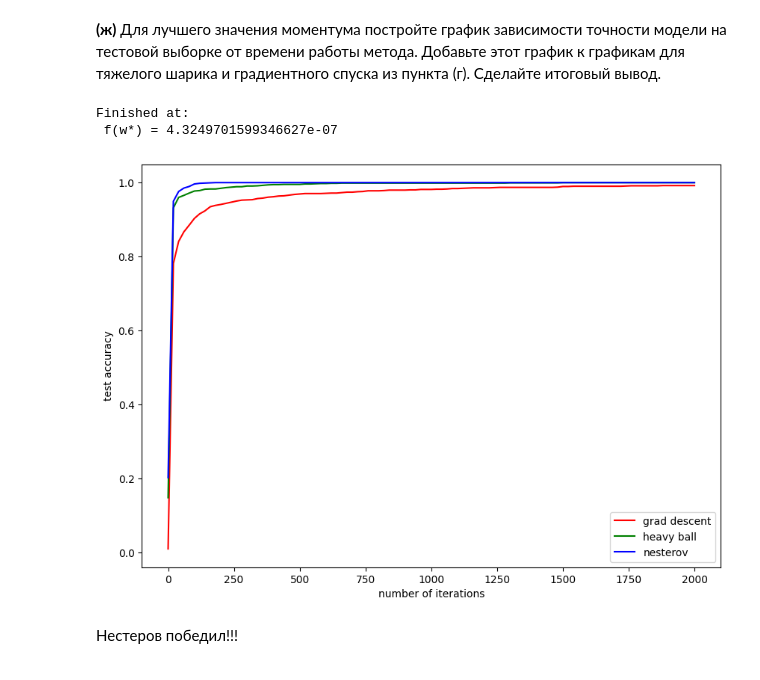
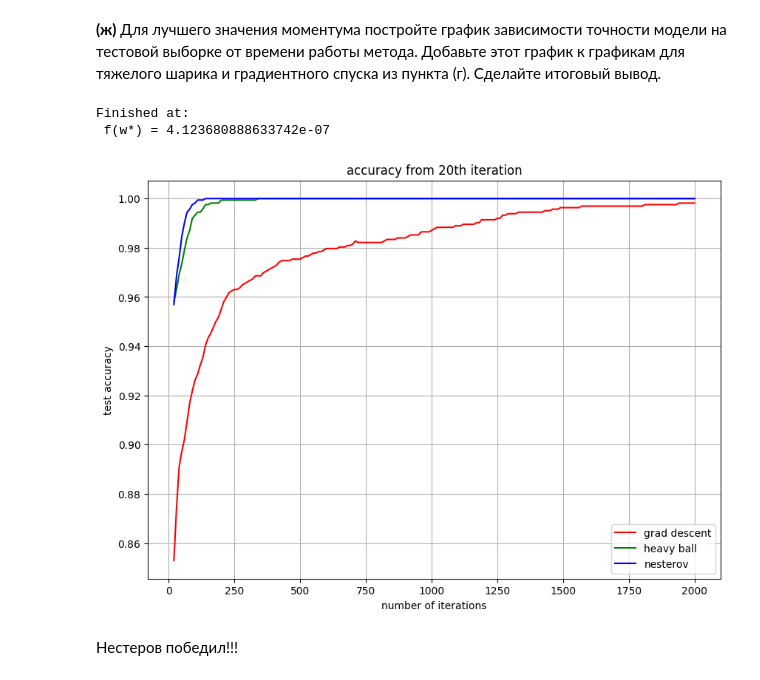
Before and after one commit to featztex/optimization, a Jupyter notebook: hw/Emelyanov_HW_3.ipynb, the cells around one changed output. Cells and saved outputs as stored; diff of their text form; code cells hidden in the pictures.

```diff
--- a/hw/Emelyanov_HW_3.ipynb
+++ b/hw/Emelyanov_HW_3.ipynb
@@ -104,7 +104,7 @@ def grad(w, X=X, y=y):
     return -g/X.shape[0]
 # %%
 # 0.388 = 1/2.58 = 1/L
-def grad_descent(gamma=0.388, iters=1000):
+def grad_descent(gamma=1/L, iters=1000):
 
     w = np.random.uniform(low=-L/5, high=L/5, size=(d,))
     f_vals = [f(w)]
@@ -275,6 +275,6 @@ Test accuracy: 0.9975384615384615, Momentum: 0.95
 # %% [markdown]
 __(в)__ Для лучшего значения моментума постройте график зависимости точности модели на тестовой выборке от времени работы метода. Добавьте на этот же график сходимость градиентного спуска с шагом $\frac{1}{L}$. Сделайте вывод.
 # %%
-w_hb, f_hb = heavy_ball(mom=0.85, iters=2000)
+w_hb, f_hb = heavy_ball(mom=0.95, iters=2000)
 # %% [output]
 Finished at:
@@ -288,7 +288,7 @@ Finished at:
 acc = list()
 acc1 = list()
 n = list()
-for i in range(0, len(w_hb), 20):
+for i in range(20, len(w_hb), 10):
     w = w_hb[i]
     n.append(i)
     acc.append(accuracy_score(y_test, np.around(2 / (1 + np.exp(- X_test @ w))) - 1))
@@ -298,8 +298,10 @@ for i in range(0, len(w_hb), 20):
 plt.figure(figsize=(10, 7))
 plt.plot(n, acc, color='red', label='heavy ball')
 plt.plot(n, acc1, color='green', label='grad descent')
+plt.title("accuracy from 20th iteration")
 plt.xlabel("number of iterations")
 plt.ylabel("test accuracy")
 plt.legend(fontsize=10)
+plt.grid()
 plt.show()
 # %% [output]
@@ -314,7 +316,7 @@ __(д)__ Реализуйте ускоренный метод Нестерова
 def mom_k(k, a):
     return k/(k+a)
 
-def nesterov_acceleration(gamma=0.388, mom=None, a=None, iters=1000):
+def nesterov_acceleration(gamma=1/L, mom=None, a=None, iters=1000):
 
     w0 = np.random.uniform(low=-L/5, high=L/5, size=(d,))
     w1 = w0
@@ -393,31 +395,34 @@ __(ж)__ Для лучшего значения моментума постро
 w_na, f_na = nesterov_acceleration(a=1, iters=2000)
 # %% [output]
 Finished at:
- f(w*) = 4.3249701599346627e-07
+ f(w*) = 4.123680888633742e-07
 # %%
 acc_gd = list()
 acc_hb = list()
 acc_na = list()
 n = list()
-for i in range(0, len(w_hb), 20):
+for i in range(20, len(w_hb), 10):
     n.append(i)
     w = w_gd[i]
     acc_gd.append(accuracy_score(y_test, np.around(2 / (1 + np.exp(- X_test @ w))) - 1))
     w1 = w_hb[i]
     acc_hb.append(accuracy_score(y_test, np.around(2 / (1 + np.exp(- X_test @ w1))) - 1))
     w2 = w_na[i]
     acc_na.append(accuracy_score(y_test, np.around(2 / (1 + np.exp(- X_test @ w2))) - 1))
 
 plt.figure(figsize=(10, 7))
 plt.plot(n, acc_gd, color='red', label='grad descent')
 plt.plot(n, acc_hb, color='green', label='heavy ball')
 plt.plot(n, acc_na, color='blue', label='nesterov')
+
+plt.title("accuracy from 20th iteration")
 plt.xlabel("number of iterations")
 plt.ylabel("test accuracy")
 plt.legend(fontsize=10)
+plt.grid()
 plt.show()
 # %% [output]
-[figure, old version]
+[figure, new version]
 # %% [markdown]
 Нестеров победил!!!
 # %% [markdown]
```
Also changed, not shown: parts of 24 cells of this notebook.
